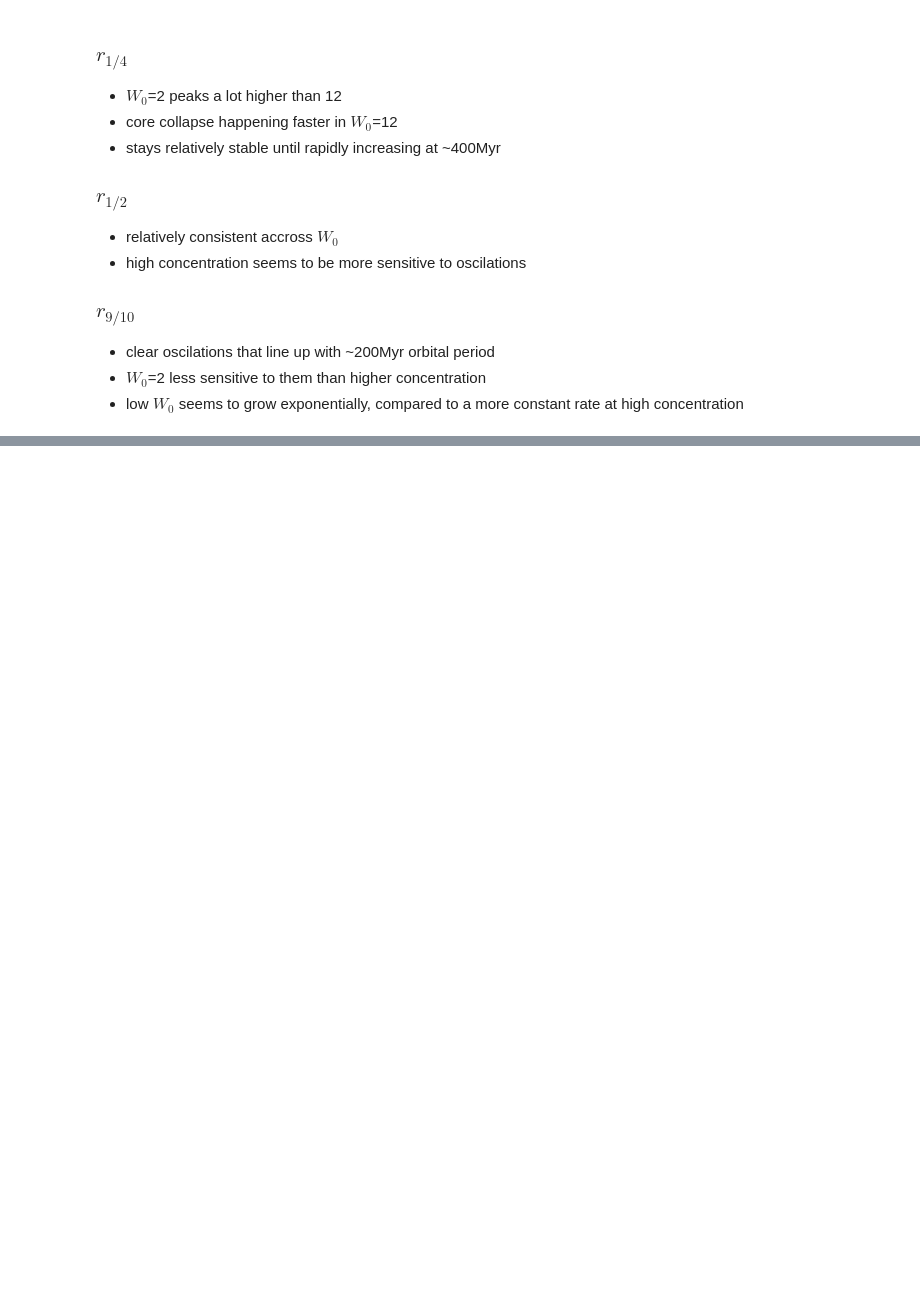
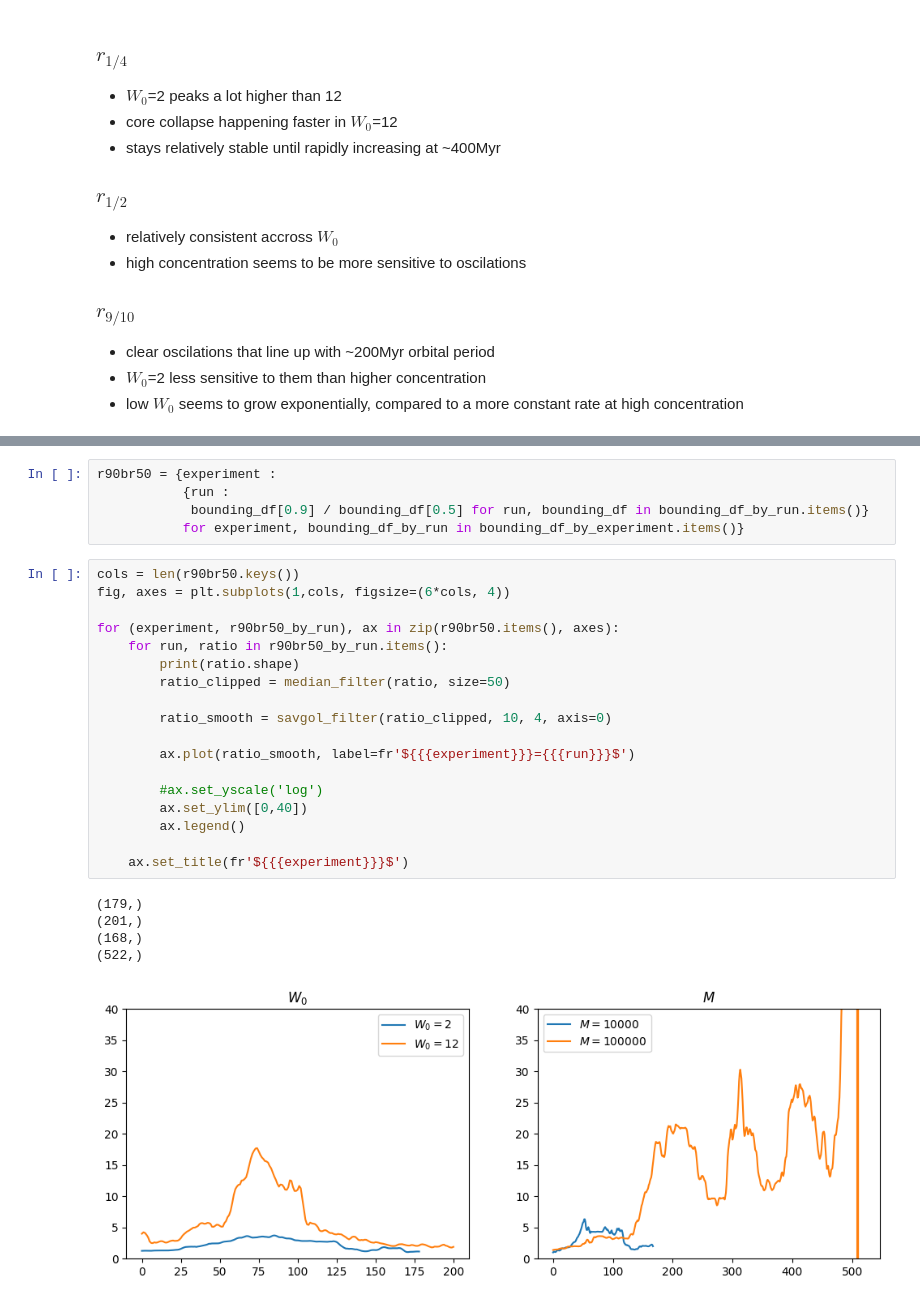
Before and after one commit to RSPicken2/stellar-streams, a Jupyter notebook: MassProfileAnalysis.ipynb, the cells around one changed output, grey strips where cells are left out. Saved outputs shown, nothing was run; the diff lists cells and outputs as text; blank space fills up the shorter version.

```diff
--- a/MassProfileAnalysis.ipynb
+++ b/MassProfileAnalysis.ipynb
@@ -404,0 +476,29 @@ plt.show()
+# %%
+r90br50 = {experiment :
+           {run :
+            bounding_df[0.9] / bounding_df[0.5] for run, bounding_df in bounding_df_by_run.items()}
+           for experiment, bounding_df_by_run in bounding_df_by_experiment.items()}
+# %%
+cols = len(r90br50.keys())
+fig, axes = plt.subplots(1,cols, figsize=(6*cols, 4))
+
+for (experiment, r90br50_by_run), ax in zip(r90br50.items(), axes):
+    for run, ratio in r90br50_by_run.items():
+        print(ratio.shape)
+        ratio_clipped = median_filter(ratio, size=50)
+
+        ratio_smooth = savgol_filter(ratio_clipped, 10, 4, axis=0)
+
+        ax.plot(ratio_smooth, label=fr'${{{experiment}}}={{{run}}}$')
+
+        #ax.set_yscale('log')
+        ax.set_ylim([0,40])
+        ax.legend()
+
+    ax.set_title(fr'${{{experiment}}}$')
+# %% [output]
+(179,)
+(201,)
+(168,)
+(522,)
+[figure, added]
```
Also changed, not shown: parts of 13 cells of this notebook, 1 other file.
